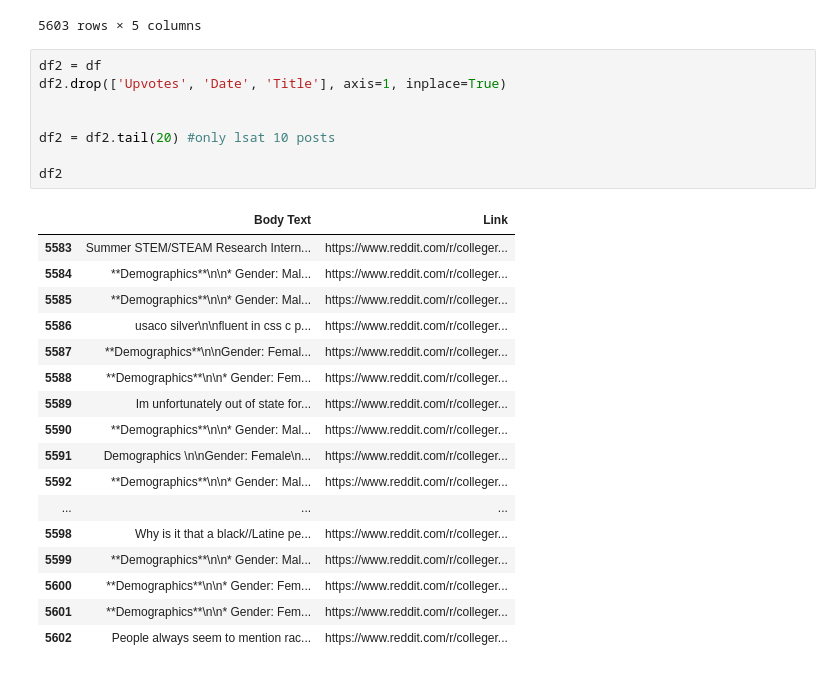
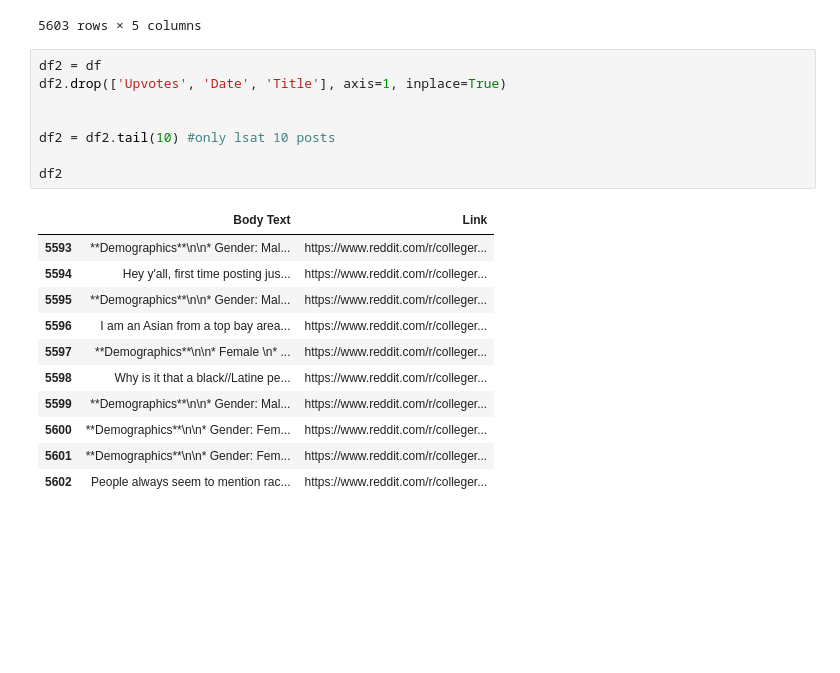
Before and after one commit to shreybirmiwal/college-predictor, a Jupyter notebook: ML/2-data-process/process.ipynb, the cells around one changed output. Cells and saved outputs as stored; diff of their text form; blank space fills up the shorter version.

```diff
--- a/ML/2-data-process/process.ipynb
+++ b/ML/2-data-process/process.ipynb
@@ -21,24 +21,18 @@ df
 # %%
 df2 = df
 df2.drop(['Upvotes', 'Date', 'Title'], axis=1, inplace=True)
 
 
-df2 = df2.tail(20) #only lsat 10 posts
+df2 = df2.tail(10) #only lsat 10 posts
 
 df2
 # %% [output]
 |  | Body Text | Link |
-| 5583 | Summer STEM/STEAM Research Intern... | https://www.reddit.com/r/colleger... |
-| 5584 | **Demographics**\n\n* Gender: Mal... | https://www.reddit.com/r/colleger... |
-| 5585 | **Demographics**\n\n* Gender: Mal... | https://www.reddit.com/r/colleger... |
-| 5586 | usaco silver\n\nfluent in css c p... | https://www.reddit.com/r/colleger... |
-| 5587 | **Demographics**\n\nGender: Femal... | https://www.reddit.com/r/colleger... |
-| 5588 | **Demographics**\n\n* Gender: Fem... | https://www.reddit.com/r/colleger... |
-| 5589 | Im unfortunately out of state for... | https://www.reddit.com/r/colleger... |
-| 5590 | **Demographics**\n\n* Gender: Mal... | https://www.reddit.com/r/colleger... |
-| 5591 | Demographics \n\nGender: Female\n... | https://www.reddit.com/r/colleger... |
-| 5592 | **Demographics**\n\n* Gender: Mal... | https://www.reddit.com/r/colleger... |
-| ... | ... | ... |
+| 5593 | **Demographics**\n\n* Gender: Mal... | https://www.reddit.com/r/colleger... |
+| 5594 | Hey y'all, first time posting jus... | https://www.reddit.com/r/colleger... |
+| 5595 | **Demographics**\n\n* Gender: Mal... | https://www.reddit.com/r/colleger... |
+| 5596 | I am an Asian from a top bay area... | https://www.reddit.com/r/colleger... |
+| 5597 | **Demographics**\n\n* Female \n* ... | https://www.reddit.com/r/colleger... |
 | 5598 | Why is it that a black//Latine pe... | https://www.reddit.com/r/colleger... |
 | 5599 | **Demographics**\n\n* Gender: Mal... | https://www.reddit.com/r/colleger... |
 | 5600 | **Demographics**\n\n* Gender: Fem... | https://www.reddit.com/r/colleger... |
```
Also changed, not shown: parts of 1 cell of this notebook.
